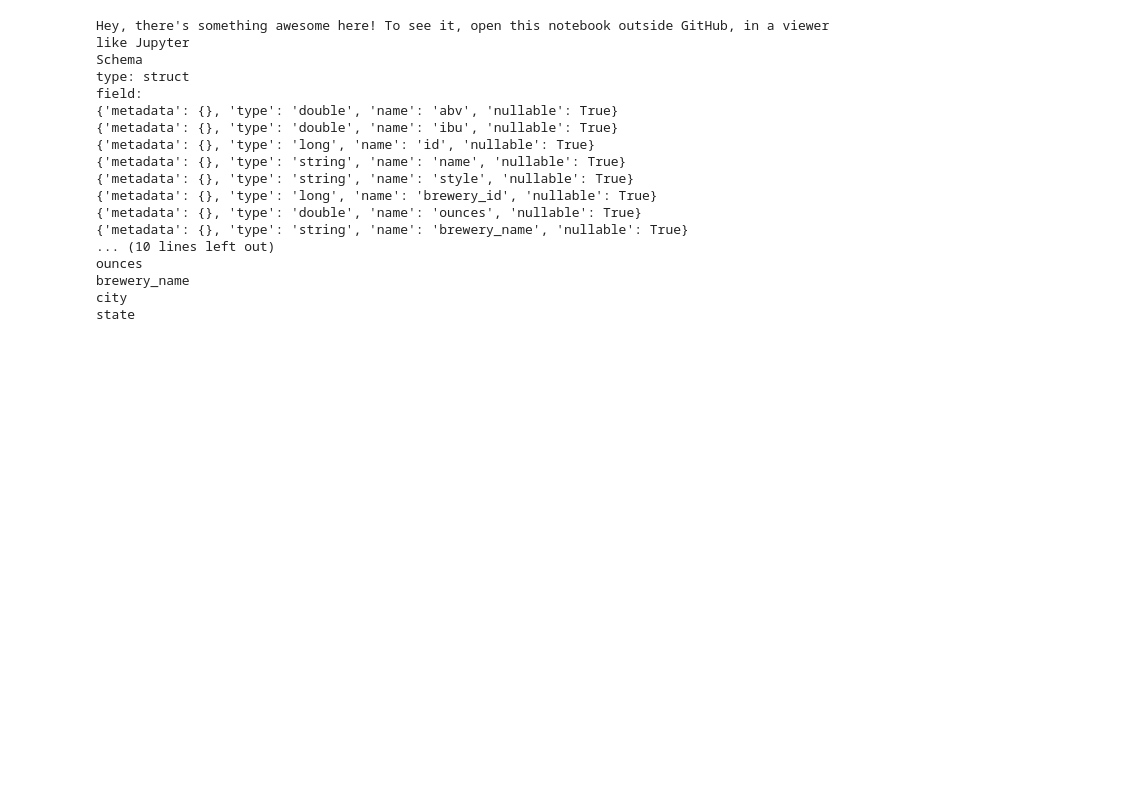
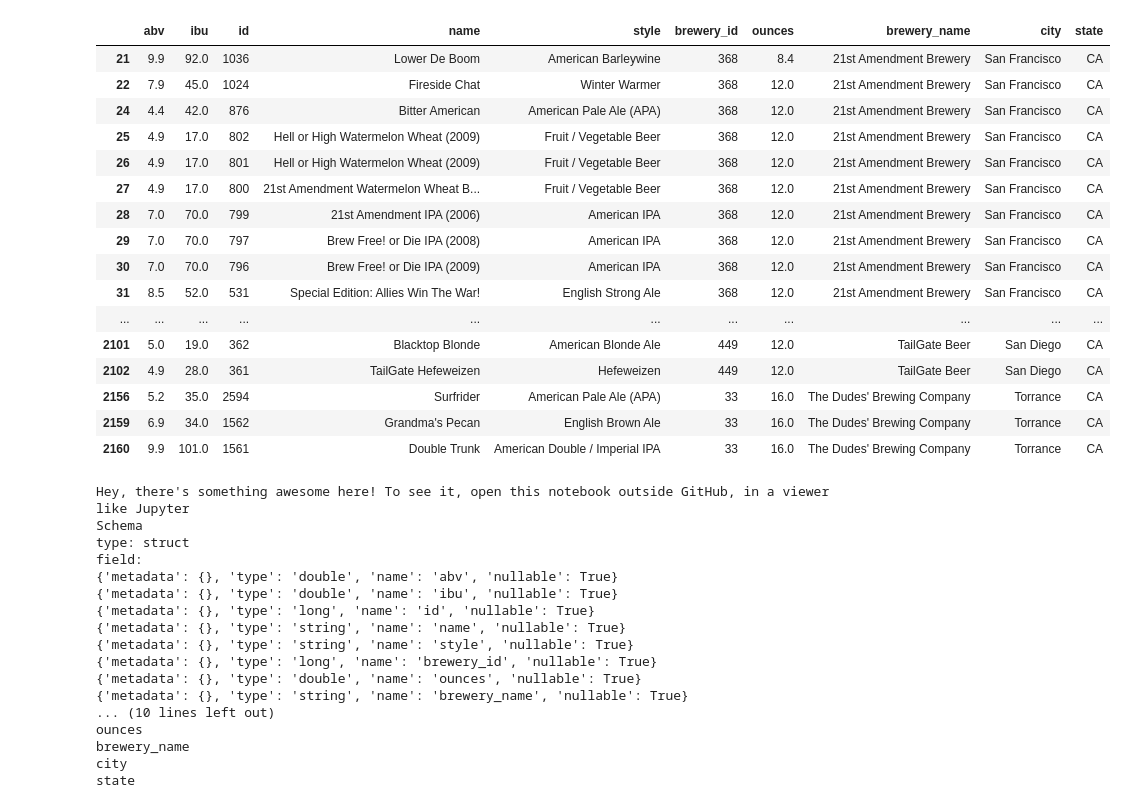
Before and after one commit to benhuds/craftbeer, a Jupyter notebook: PixieDust Unicode Bug.ipynb, the cells around one changed output. Cells and saved outputs as stored; diff of their text form; code cells hidden in the pictures; blank space fills up the shorter version.

```diff
--- a/PixieDust Unicode Bug.ipynb
+++ b/PixieDust Unicode Bug.ipynb
@@ -1,23 +1,43 @@
 # %%
 import pandas as pd
 import numpy as np
 
 # data from https://www.kaggle.com/nickhould/craft-cans (scraped from CraftCans.com in January 2017)
 beers = pd.read_csv("beers.csv")
 breweries = pd.read_csv("breweries.csv")
 
 # remove redundant column, rename columns for clarity
 beers = beers.drop('Unnamed: 0',axis=1)
 breweries = breweries.rename(columns = {'Unnamed: 0': 'brewery_id', 'name': 'brewery_name'})
 
 # merge dataframes, remove NaN values, make ABV more readable, remove leading whitespace
 data = pd.merge(beers,breweries,on='brewery_id',how='inner')
 data = data[np.isfinite(data['ibu'])]
 data['abv'] = data['abv']*100
 data['state'] = data['state'].str.slice(1,3)
 
 # filter data only from California
 ca = data[data['state'] == 'CA']
+pd.set_option('display.max_rows', 500)
+ca
+# %% [output]
+|  | abv | ibu | id | name | style | brewery_id | ounces | brewery_name | city | state |
+| 21 | 9.9 | 92.0 | 1036 | Lower De Boom | American Barleywine | 368 | 8.4 | 21st Amendment Brewery | San Francisco | CA |
+| 22 | 7.9 | 45.0 | 1024 | Fireside Chat | Winter Warmer | 368 | 12.0 | 21st Amendment Brewery | San Francisco | CA |
+| 24 | 4.4 | 42.0 | 876 | Bitter American | American Pale Ale (APA) | 368 | 12.0 | 21st Amendment Brewery | San Francisco | CA |
+| 25 | 4.9 | 17.0 | 802 | Hell or High Watermelon Wheat (2009) | Fruit / Vegetable Beer | 368 | 12.0 | 21st Amendment Brewery | San Francisco | CA |
+| 26 | 4.9 | 17.0 | 801 | Hell or High Watermelon Wheat (2009) | Fruit / Vegetable Beer | 368 | 12.0 | 21st Amendment Brewery | San Francisco | CA |
+| 27 | 4.9 | 17.0 | 800 | 21st Amendment Watermelon Wheat B... | Fruit / Vegetable Beer | 368 | 12.0 | 21st Amendment Brewery | San Francisco | CA |
+| 28 | 7.0 | 70.0 | 799 | 21st Amendment IPA (2006) | American IPA | 368 | 12.0 | 21st Amendment Brewery | San Francisco | CA |
+| 29 | 7.0 | 70.0 | 797 | Brew Free! or Die IPA (2008) | American IPA | 368 | 12.0 | 21st Amendment Brewery | San Francisco | CA |
+| 30 | 7.0 | 70.0 | 796 | Brew Free! or Die IPA (2009) | American IPA | 368 | 12.0 | 21st Amendment Brewery | San Francisco | CA |
+| 31 | 8.5 | 52.0 | 531 | Special Edition: Allies Win The War! | English Strong Ale | 368 | 12.0 | 21st Amendment Brewery | San Francisco | CA |
+| ... | ... | ... | ... | ... | ... | ... | ... | ... | ... | ... |
+| 2101 | 5.0 | 19.0 | 362 | Blacktop Blonde | American Blonde Ale | 449 | 12.0 | TailGate Beer | San Diego | CA |
+| 2102 | 4.9 | 28.0 | 361 | TailGate Hefeweizen | Hefeweizen | 449 | 12.0 | TailGate Beer | San Diego | CA |
+| 2156 | 5.2 | 35.0 | 2594 | Surfrider | American Pale Ale (APA) | 33 | 16.0 | The Dudes' Brewing Company | Torrance | CA |
+| 2159 | 6.9 | 34.0 | 1562 | Grandma's Pecan | English Brown Ale | 33 | 16.0 | The Dudes' Brewing Company | Torrance | CA |
+| 2160 | 9.9 | 101.0 | 1561 | Double Trunk | American Double / Imperial IPA | 33 | 16.0 | The Dudes' Brewing Company | Torrance | CA |
 # %%
 import pixiedust
 
```
Also changed, not shown: 1 other file.
